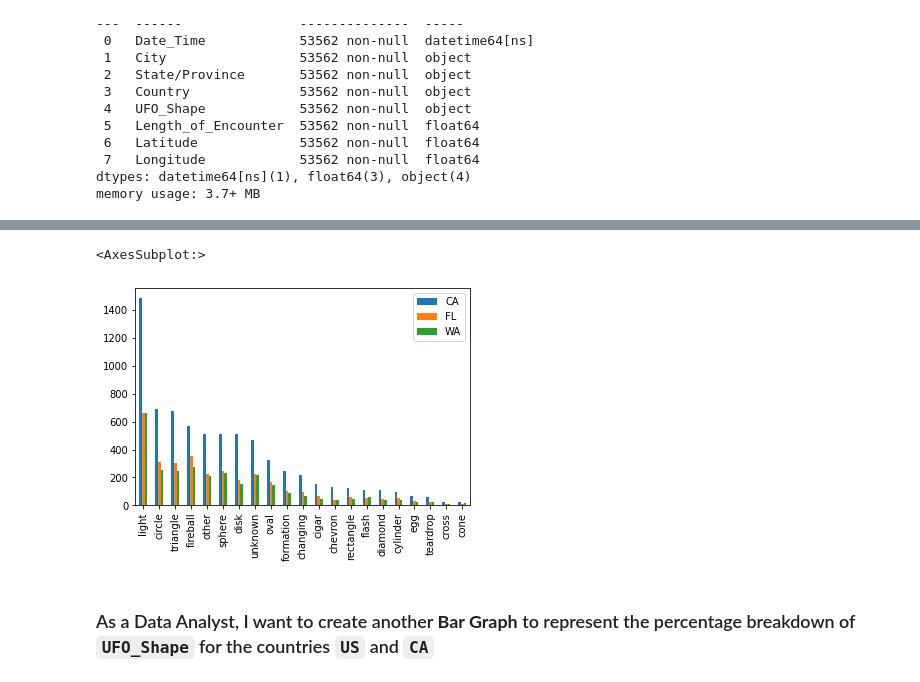
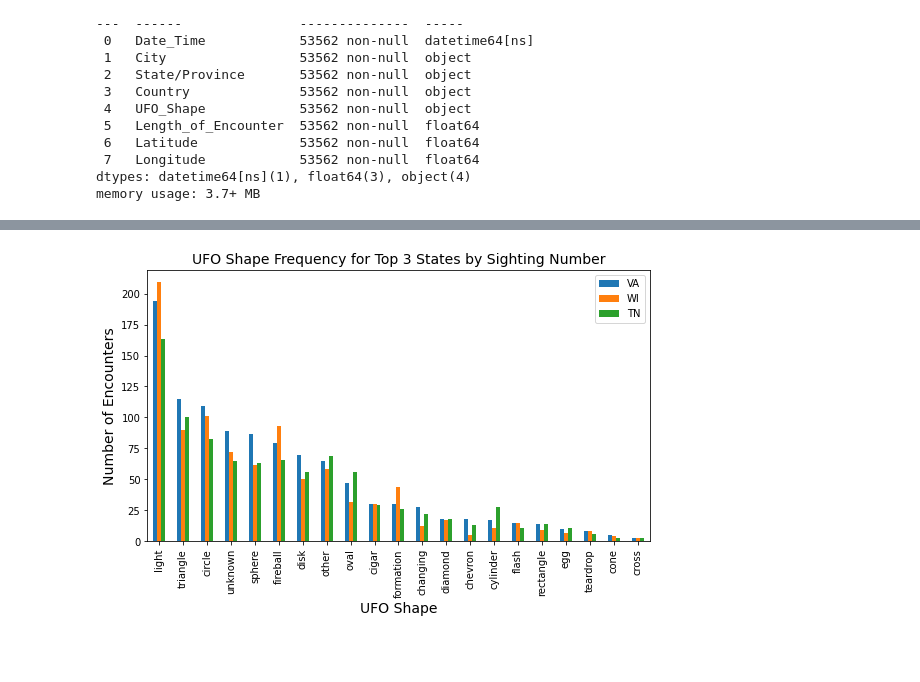
Before and after one commit to megancindric/DA_Flex_Pandas_MatPlotLib, a Jupyter notebook: Pandas_MatPlotLib_User_Stories.ipynb, the cells around one changed output, grey strips where cells are left out. Cells and saved outputs as stored; diff of their text form; code cells hidden in the pictures; blank space fills up the shorter version.

```diff
--- a/Pandas_MatPlotLib_User_Stories.ipynb
+++ b/Pandas_MatPlotLib_User_Stories.ipynb
@@ -18,7 +11,7 @@ import matplotlib.pyplot as plt
 # %% [markdown]
 ### As a Data Analyst, I want to import and store the `ufo_sightings.csv` file in a variable
 # %%
-ufo_df = pd.read_csv("ufo_sightings1.csv", index_col="#")
+ufo_df = pd.read_csv("ufo_sightings.csv", index_col="#")
 ufo_df.info()
 # %% [output]
 <class 'pandas.core.frame.DataFrame'>
@@ -139,4 +113,0 @@ Name: Country, dtype: int64
-# %%
-filtered_df["Day"] = filtered_df["Date_Time"].dt.day_name()
-box_plot = filtered_df.boxplot(by="Day", column=["Length_of_Encounter"], showfliers=False) #showfliers flag allows us to ignore outliers in data
-box_plot
@@ -179,27 +167,28 @@ Name: Decade, dtype: int64
 # %%
 # First group by State/Province, and find the highest count
 filtered_df["State/Province"].value_counts()
 # Highest frequency is CA with 7135 sightings, followed by FL with 3258, then WA with 2894
 # Need to wrap query in backticks as it has a / in the name
-california = filtered_df.query('`State/Province` == "CA"')
+california = filtered_df.query('`State/Province` == "VA"')
 ca_counts = california["UFO_Shape"].value_counts()
-ca_counts.name = "CA"
+ca_counts.name = "VA"
 
 
-florida = filtered_df.query('`State/Province` == "FL"')
+florida = filtered_df.query('`State/Province` == "WI"')
 fl_counts = florida["UFO_Shape"].value_counts()
-fl_counts.name = "FL"
+fl_counts.name = "WI"
 
-washington = filtered_df.query('`State/Province` == "WA"')
+washington = filtered_df.query('`State/Province` == "TN"')
 wa_counts = washington["UFO_Shape"].value_counts()
-wa_counts.name = "WA"
+wa_counts.name = "TN"
 
 top_three_df = pd.concat([ca_counts, fl_counts, wa_counts], axis=1)
-top_three_df.plot(kind="bar")
+plotted_top_three = top_three_df.plot(kind="bar",figsize=(9,5))
+plt.title("UFO Shape Frequency for Top 3 States by Sighting Number", fontsize=14)
+plt.xlabel("UFO Shape", fontsize=14)
+plt.ylabel("Number of Encounters", fontsize=14)
+plt.show()
 # X axis as shape of UFO, Y axis as number of value counts for each, for each state
 # New DF, shape as index, state as column, value as frequency of that shape (value count)
 # %% [output]
-<AxesSubplot:>
-[figure, old version]
+[figure, new version]
-# %% [markdown]
-### As a Data Analyst, I want to create another **Bar Graph** to represent the percentage breakdown of `UFO_Shape` for the countries `US` and `CA`
```
Also changed, not shown: parts of 28 cells of this notebook, 3 other files.
